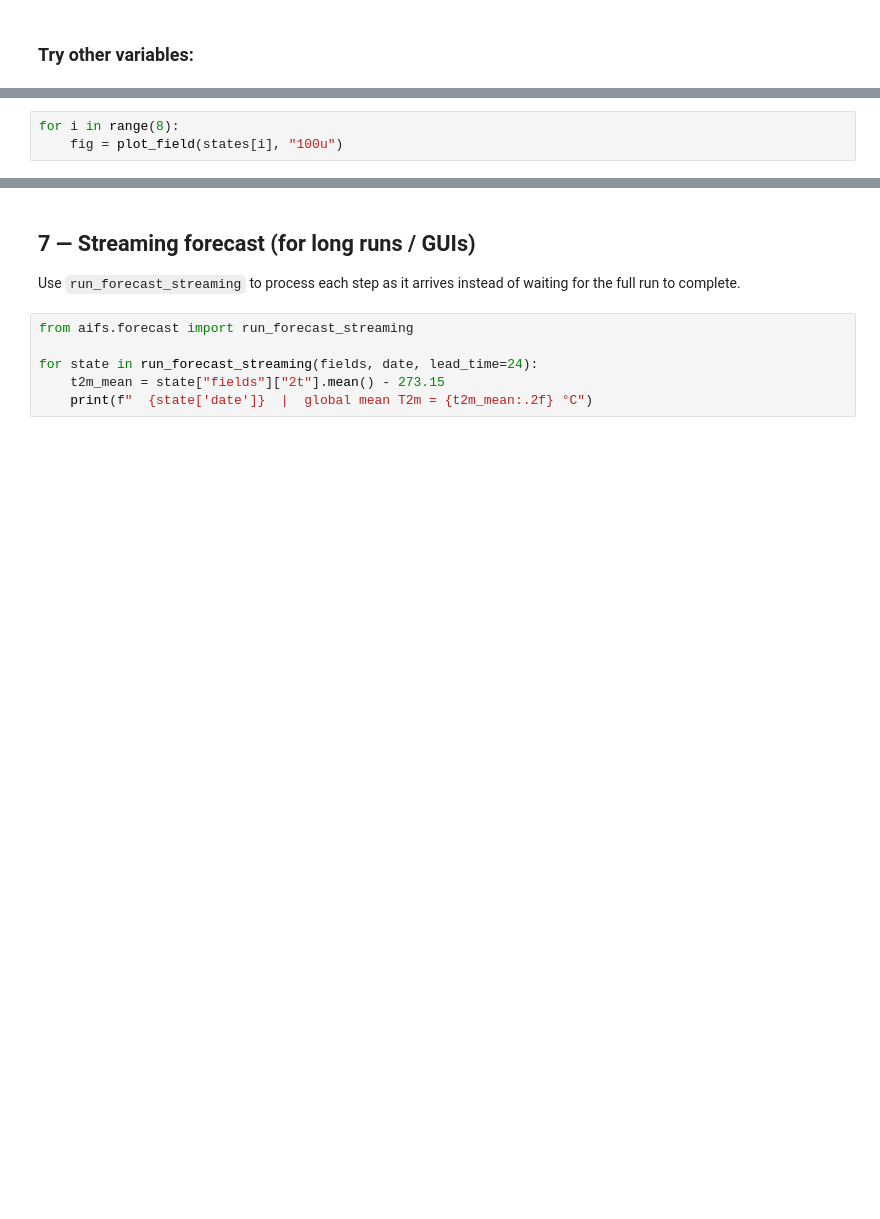
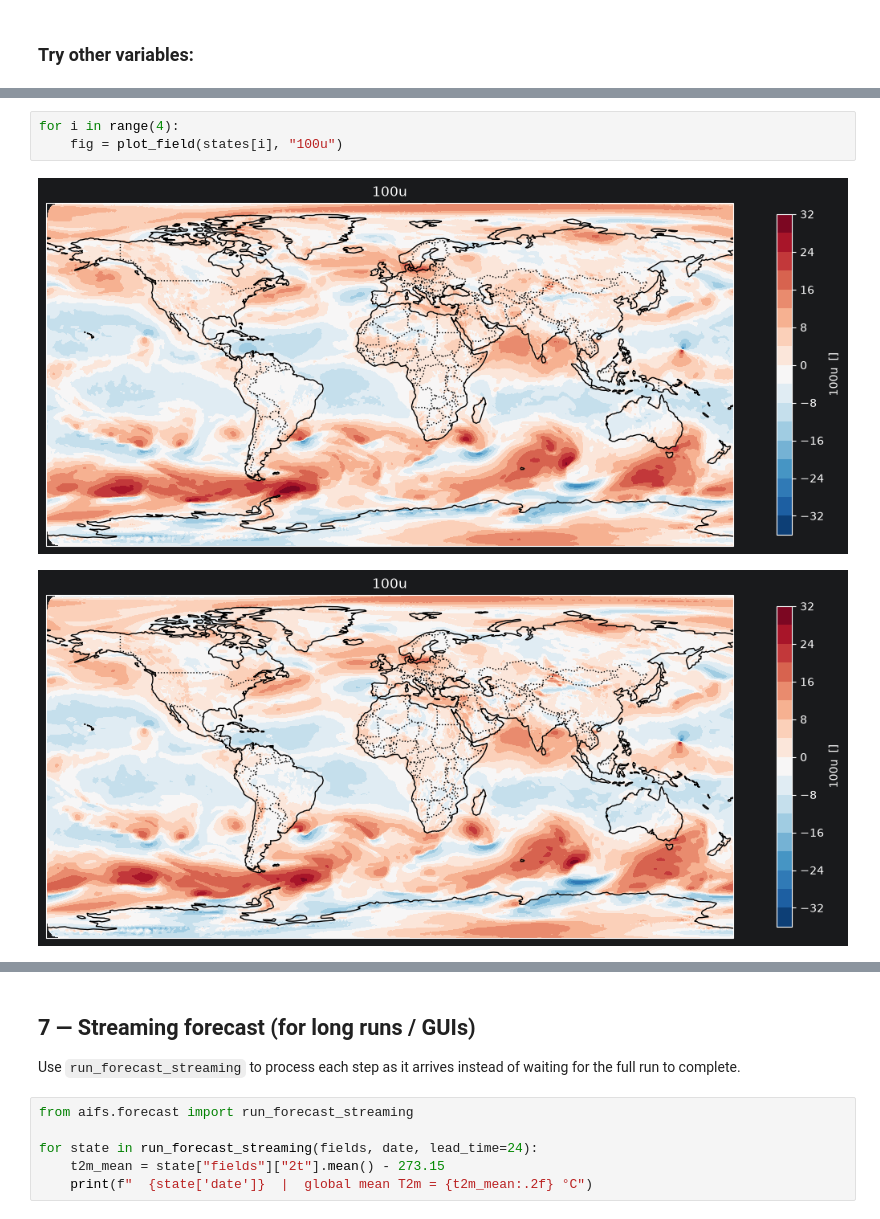
Before and after one commit to EmmaScharfmann/AIFS-tutorial, a Jupyter notebook: notebook/tutorial.ipynb, the cells around one changed output, grey strips where cells are left out. Drawn from its saved outputs; the diff is of its cells as text; blank space fills up the shorter version.

```diff
--- a/notebook/tutorial.ipynb
+++ b/notebook/tutorial.ipynb
@@ -148,3 +158,6 @@ fig.savefig("10u.png", dpi=150, bbox_inches="tight")
 # %%
-for i in range(8):
+for i in range(4):
     fig = plot_field(states[i], "100u")
+# %% [output]
+[figure, added]
+[figure, added]
```
Also changed, not shown: parts of 8 cells of this notebook, 1 other file.
